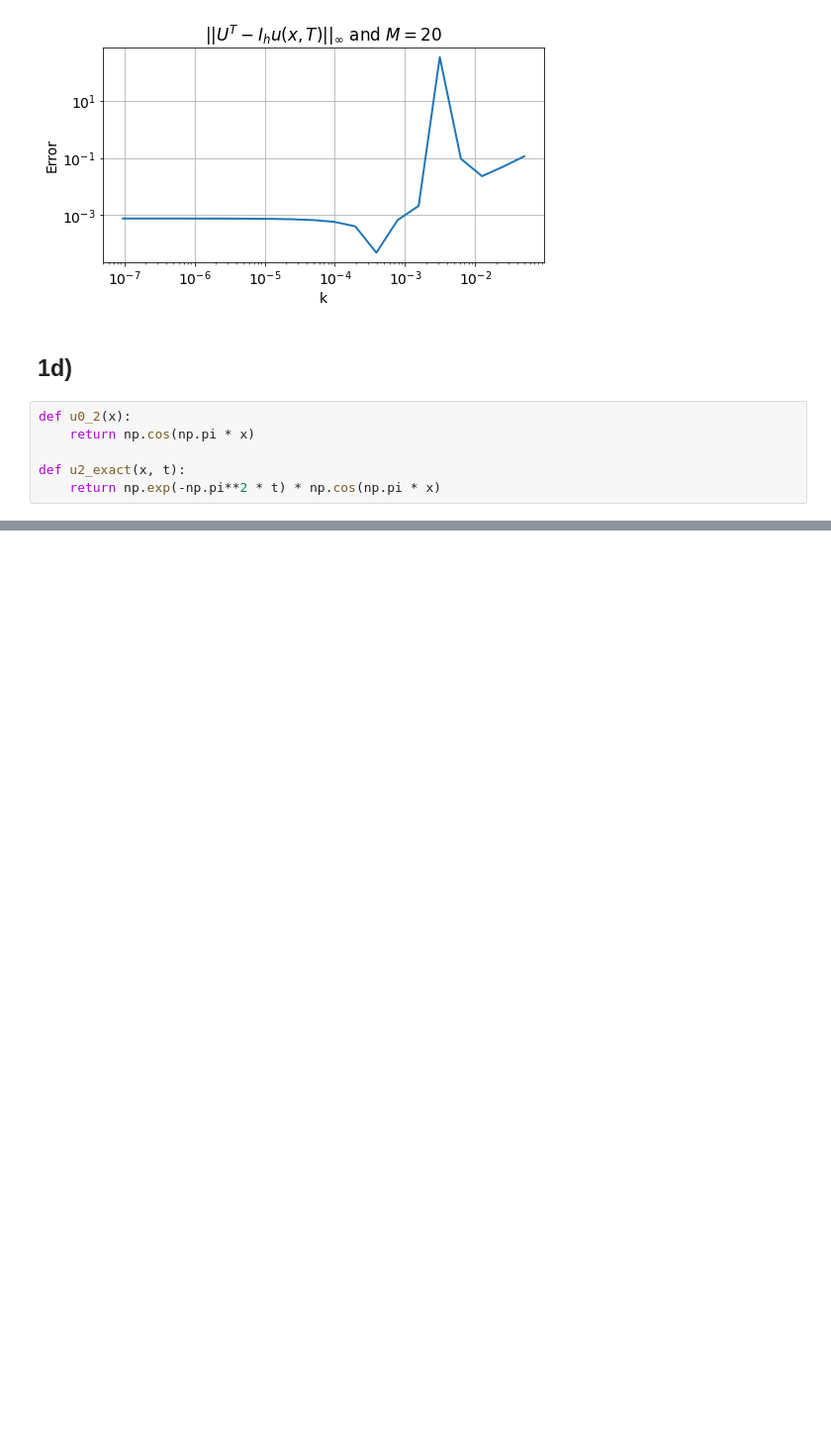
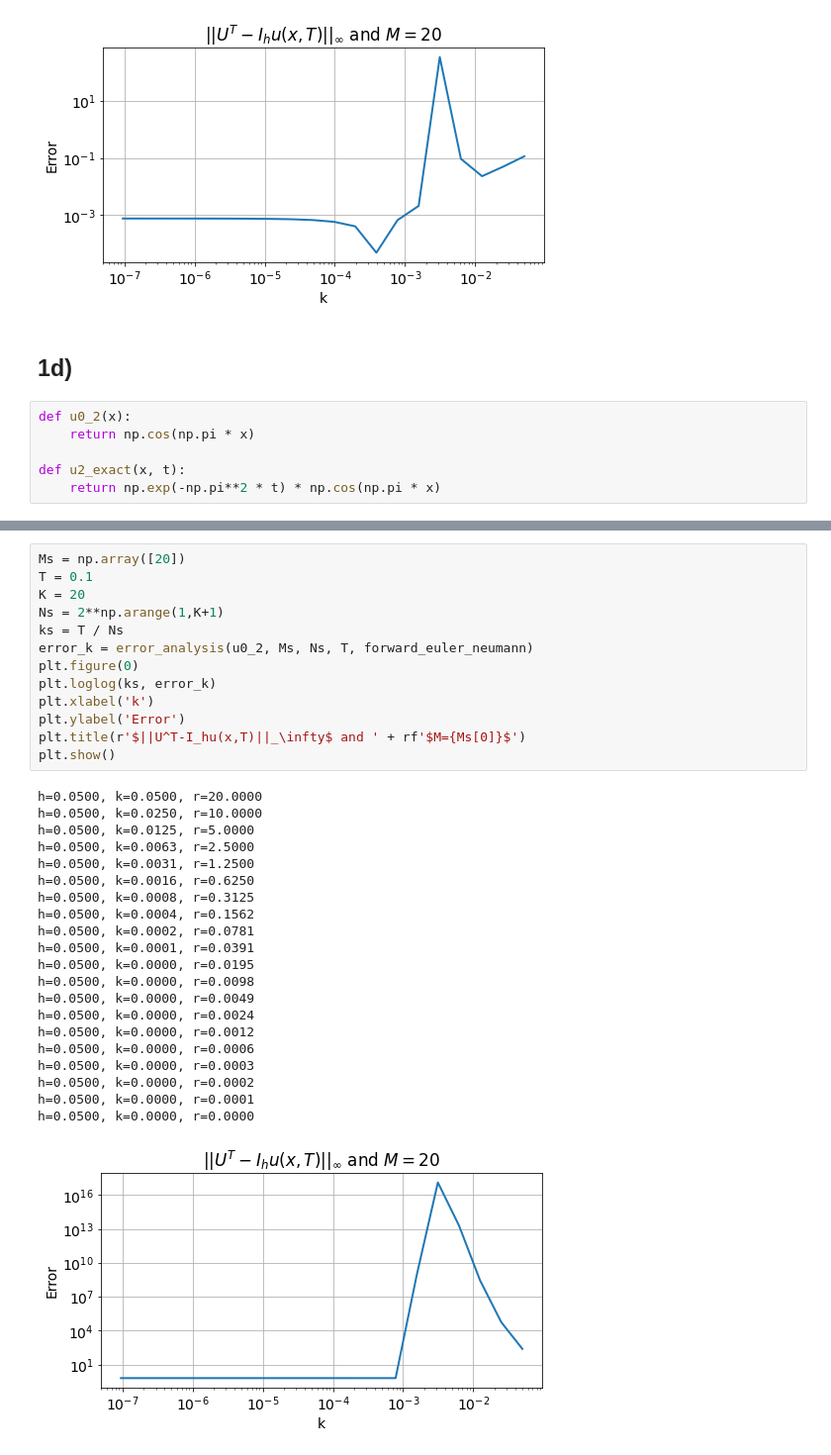
Before and after one commit to aledha/TMA4212-NumDiffDiff, a Jupyter notebook: Exercise 2/Ex2.ipynb, the cells around one changed output, grey strips where cells are left out. Shown at 99% size. Drawn from its saved outputs; the diff is of its cells as text; blank space fills up the shorter version.

```diff
--- a/Exercise 2/Ex2.ipynb
+++ b/Exercise 2/Ex2.ipynb
@@ -431,0 +483,35 @@ h=0.0500, k=0.0013, r=0.5000
+# %%
+Ms = np.array([20])
+T = 0.1
+K = 20
+Ns = 2**np.arange(1,K+1)
+ks = T / Ns
+error_k = error_analysis(u0_2, Ms, Ns, T, forward_euler_neumann)
+plt.figure(0)
+plt.loglog(ks, error_k)
+plt.xlabel('k')
+plt.ylabel('Error')
+plt.title(r'$||U^T-I_hu(x,T)||_\infty$ and ' + rf'$M={Ms[0]}$')
+plt.show()
+# %% [output]
+h=0.0500, k=0.0500, r=20.0000
+h=0.0500, k=0.0250, r=10.0000
+h=0.0500, k=0.0125, r=5.0000
+h=0.0500, k=0.0063, r=2.5000
+h=0.0500, k=0.0031, r=1.2500
+h=0.0500, k=0.0016, r=0.6250
+h=0.0500, k=0.0008, r=0.3125
+h=0.0500, k=0.0004, r=0.1562
+h=0.0500, k=0.0002, r=0.0781
+h=0.0500, k=0.0001, r=0.0391
+h=0.0500, k=0.0000, r=0.0195
+h=0.0500, k=0.0000, r=0.0098
+h=0.0500, k=0.0000, r=0.0049
+h=0.0500, k=0.0000, r=0.0024
+h=0.0500, k=0.0000, r=0.0012
+h=0.0500, k=0.0000, r=0.0006
+h=0.0500, k=0.0000, r=0.0003
+h=0.0500, k=0.0000, r=0.0002
+h=0.0500, k=0.0000, r=0.0001
+h=0.0500, k=0.0000, r=0.0000
+[figure, added]
```
Also changed, not shown: parts of 10 cells of this notebook, 1 other file.
